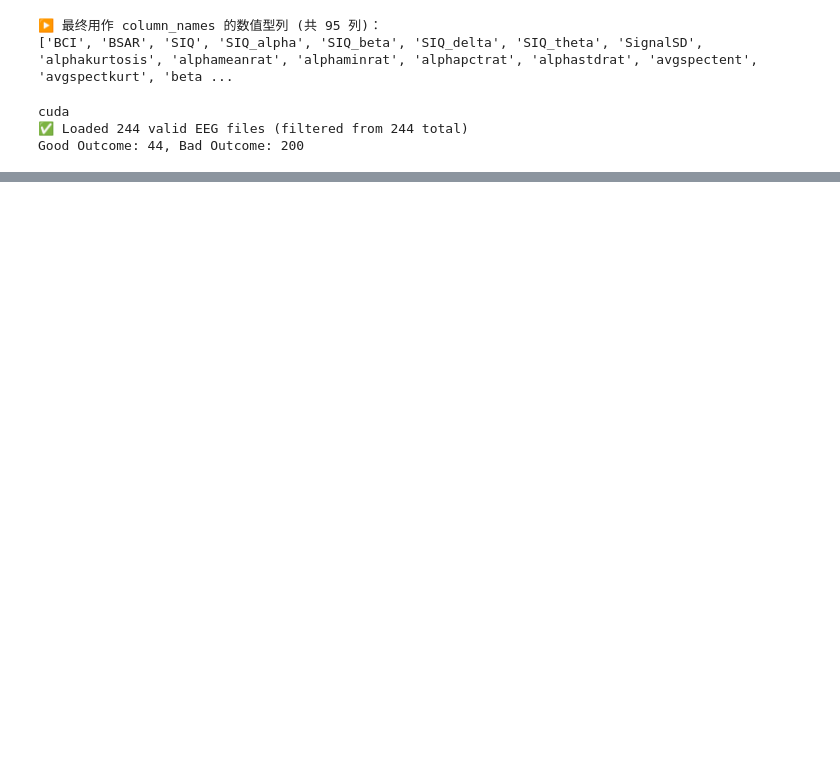
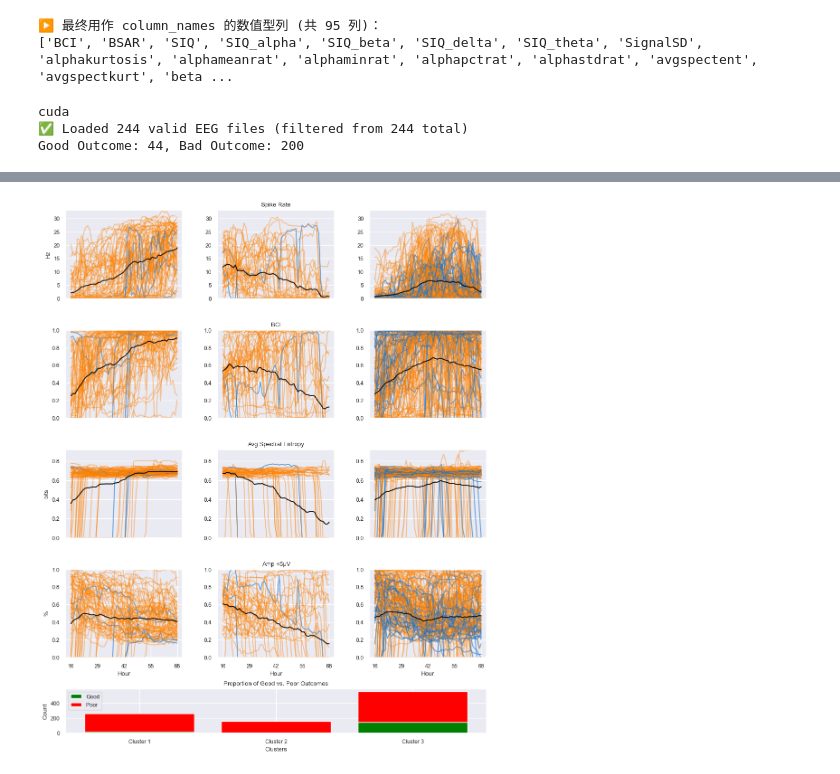
Before and after one commit to Zackary3yin/24MengSpike_final, a Jupyter notebook: Melinda-main progress.ipynb, the cells around one changed output, grey strips where cells are left out. Saved outputs shown, nothing was run; the diff lists cells and outputs as text; code cells hidden in the pictures; blank space fills up the shorter version.

```diff
--- a/Melinda-main progress.ipynb
+++ b/Melinda-main progress.ipynb
@@ -663,0 +672,75 @@ Top 3 features: ['meanskewamp', 'kurtavg', 'corrmean']
+# %%
+import numpy as np
+import matplotlib.pyplot as plt
+from matplotlib.gridspec import GridSpec
+
+# 参数
+n_clusters   = 3
+plot_features = ['Spike Rate','BCI','Avg Spectral Entropy','Amp <5μV']
+plot_idxs     = plot_idxs  # 你之前算好的索引列表
+y_lims        = y_lims     # 你之前算好的 y_limits
+titles        = plot_features
+y_labels      = ['Hz','','bits','%']
+
+# 创建 GridSpec：4 行特征面板 + 1 行条形图，共 5 行，3 列
+fig = plt.figure(figsize=(n_clusters*4, (len(plot_features)+1)*3))
+gs  = GridSpec(len(plot_features)+1, n_clusters,
+               height_ratios=[1]*len(plot_features) + [0.5],
+               hspace=0.4, wspace=0.3,
+               figure=fig)
+
+# —— 1. 绘制每个特征的各簇曲线 ——
+good_counts = [0]*n_clusters
+bad_counts  = [0]*n_clusters
+
+for r, (feat_idx, title, ylab, (ymin, ymax)) in enumerate(
+        zip(plot_idxs, titles, y_labels, y_lims)):
+    for cid in range(n_clusters):
+        ax = fig.add_subplot(gs[r, cid])
+        idxs = np.where(clusters==cid)[0]
+
+        # 累加好/坏计数
+        good = np.sum(metadata.loc[idxs,'cpc']==1)
+        bad  = len(idxs) - good
+        good_counts[cid] += good
+        bad_counts[cid]  += bad
+
+        seqs = []
+        for i in idxs:
+            seq = X_3D[i,:,feat_idx]
+            color, alpha = ('#1974CD',0.6) if metadata.loc[i,'cpc']==1 else ('#FE8000',0.4)
+            ax.plot(seq, c=color, alpha=alpha)
+            seqs.append(seq)
+        if seqs:
+            mean_seq = np.nanmean(np.vstack(seqs), axis=0)
+            ax.plot(mean_seq, c='black', alpha=0.9)
+
+        ax.set_ylim(ymin, ymax)
+        if r == len(plot_features)-1:
+            ax.set_xlabel('Hour')
+            ax.set_xticks(np.linspace(0, X_3D.shape[1]-1, 5))
+            ax.set_xticklabels(np.arange(16,69,13))
+        else:
+            ax.set_xticks([])
+
+        if cid == 0:
+            ax.set_ylabel(ylab)
+        if cid == 1:
+            ax.set_title(title)
+
+# —— 2. 底部堆叠条形图（跨三列） ——
+bar_ax = fig.add_subplot(gs[len(plot_features), :])
+labels = [f"Cluster {i+1}" for i in range(n_clusters)]
+bar_ax.bar(labels, good_counts, color='green', label='Good')
+bar_ax.bar(labels, bad_counts, bottom=good_counts, color='red', label='Poor')
+bar_ax.set_xlabel("Clusters")
+bar_ax.set_ylabel("Count")
+bar_ax.set_title("Proportion of Good vs. Poor Outcomes")
+bar_ax.legend()
+
+# —— 3. 最后统一排版并保存 ——
+fig.tight_layout()
+fig.savefig('eeg_multifeature_dtw_panels.png', dpi=300)
+plt.show()
+# %% [output]
+[figure, added]
```
Also changed, not shown: parts of 3 cells of this notebook, 5 other files.
